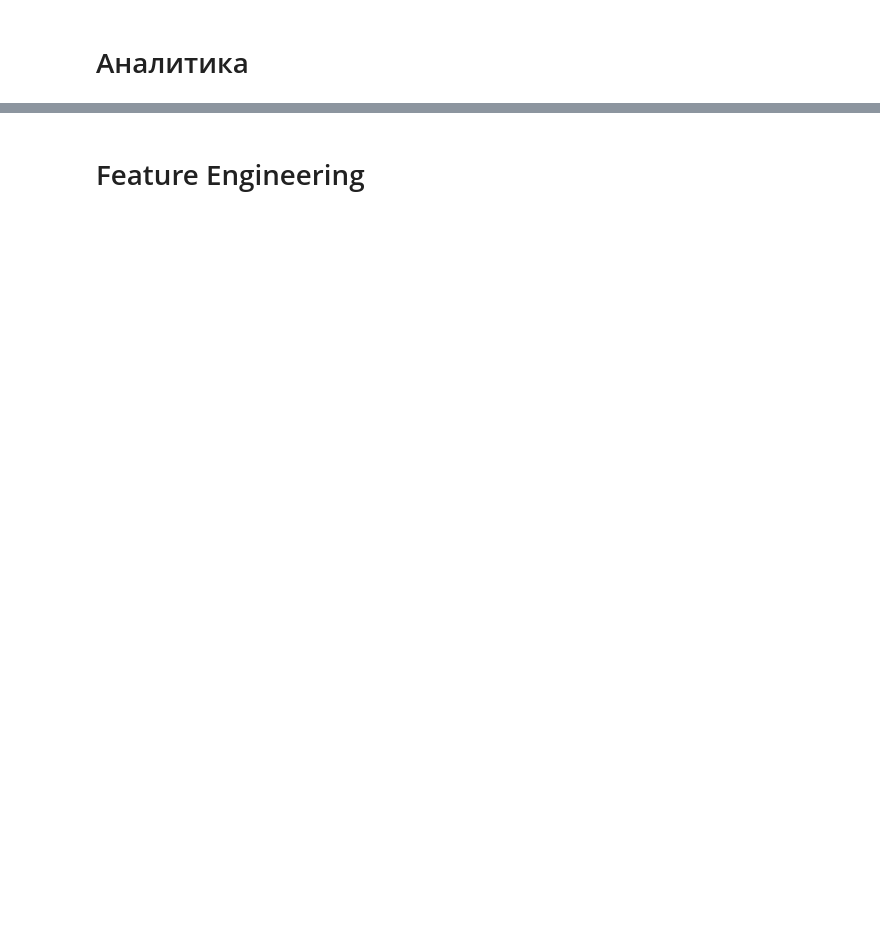
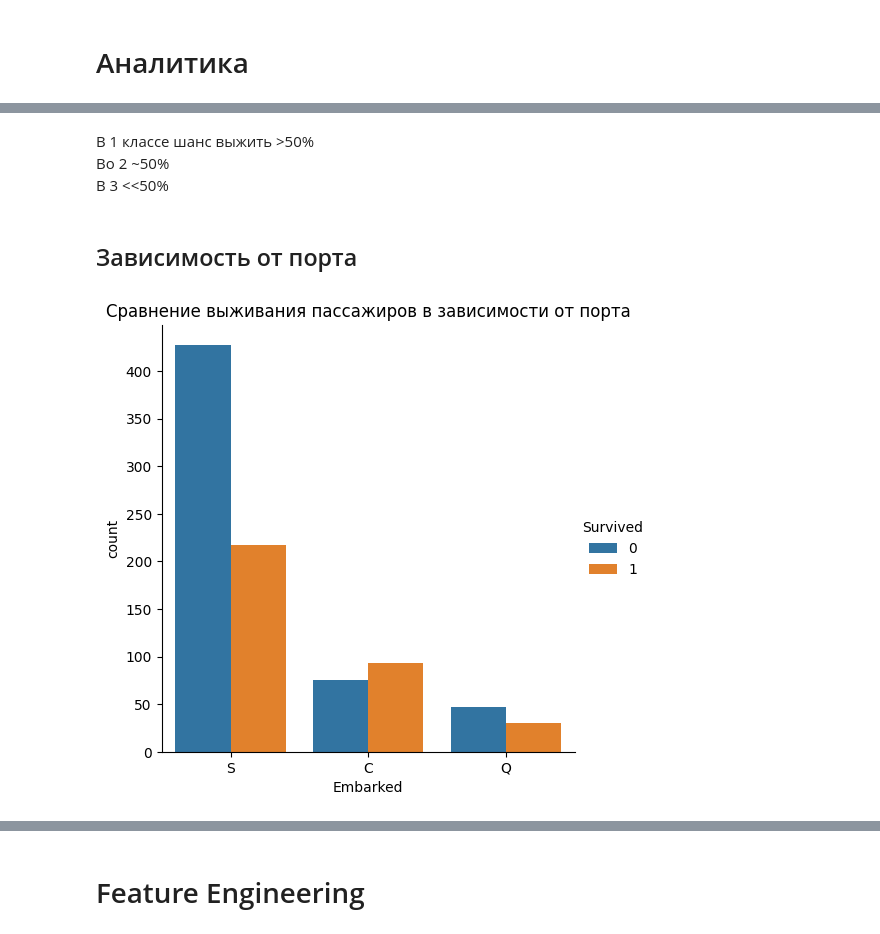
Before and after one commit to golubayaa/Titanic, a Jupyter notebook: titanic.ipynb, the cells around one changed output, grey strips where cells are left out. Saved outputs shown, nothing was run; the diff lists cells and outputs as text; code cells hidden in the pictures; blank space fills up the shorter version.

```diff
--- a/titanic.ipynb
+++ b/titanic.ipynb
@@ -250,0 +125,12 @@ X1_train, X1_test, y_train, y_test = train_test_split(X_without_SEPS, y, test_si
+# %% [markdown]
+В 1 классе шанс выжить >50%
+Во 2 ~50%
+В 3 <<50%
+# %% [markdown]
+## Зависимость от порта
+# %%
+sns.catplot(x="Embarked", hue="Survived", kind="count", data=df)
+plt.title("Сравнение выживания пассажиров в зависимости от порта")
+plt.show()
+# %% [output]
+[figure, added]
```
Also changed, not shown: parts of 118 cells of this notebook.
